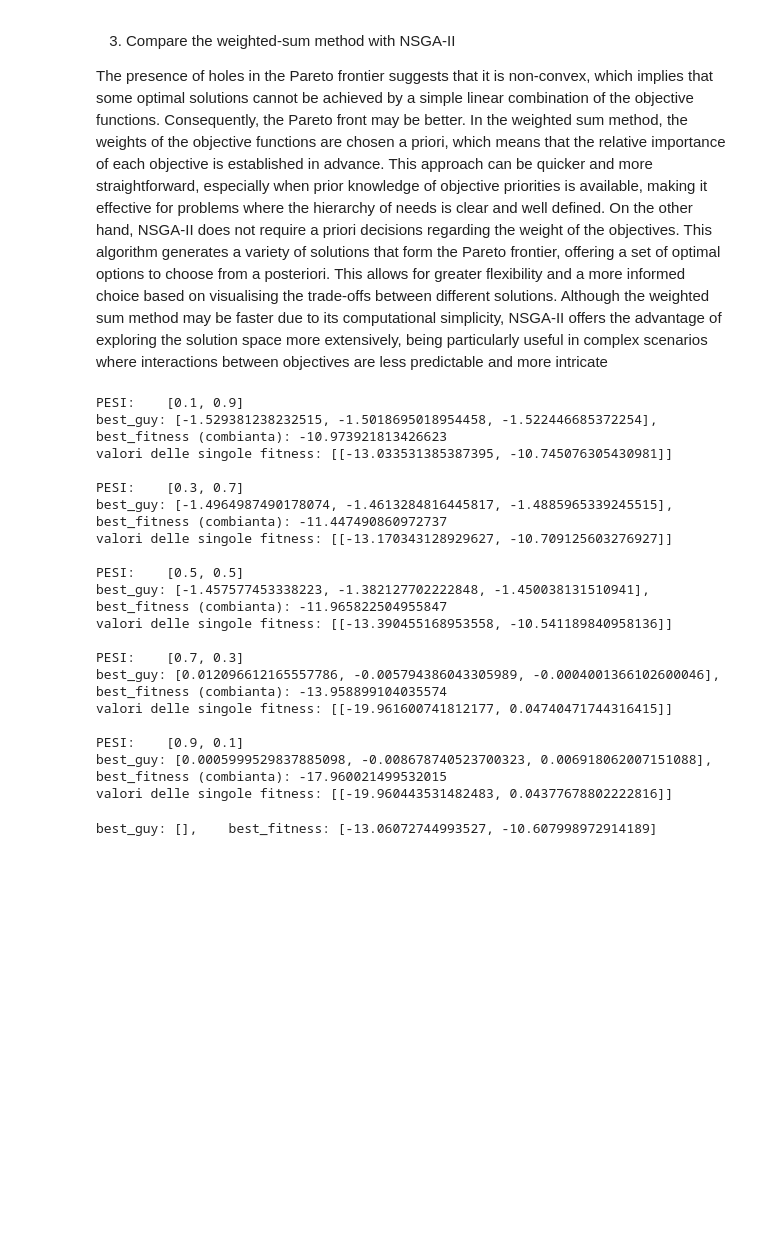
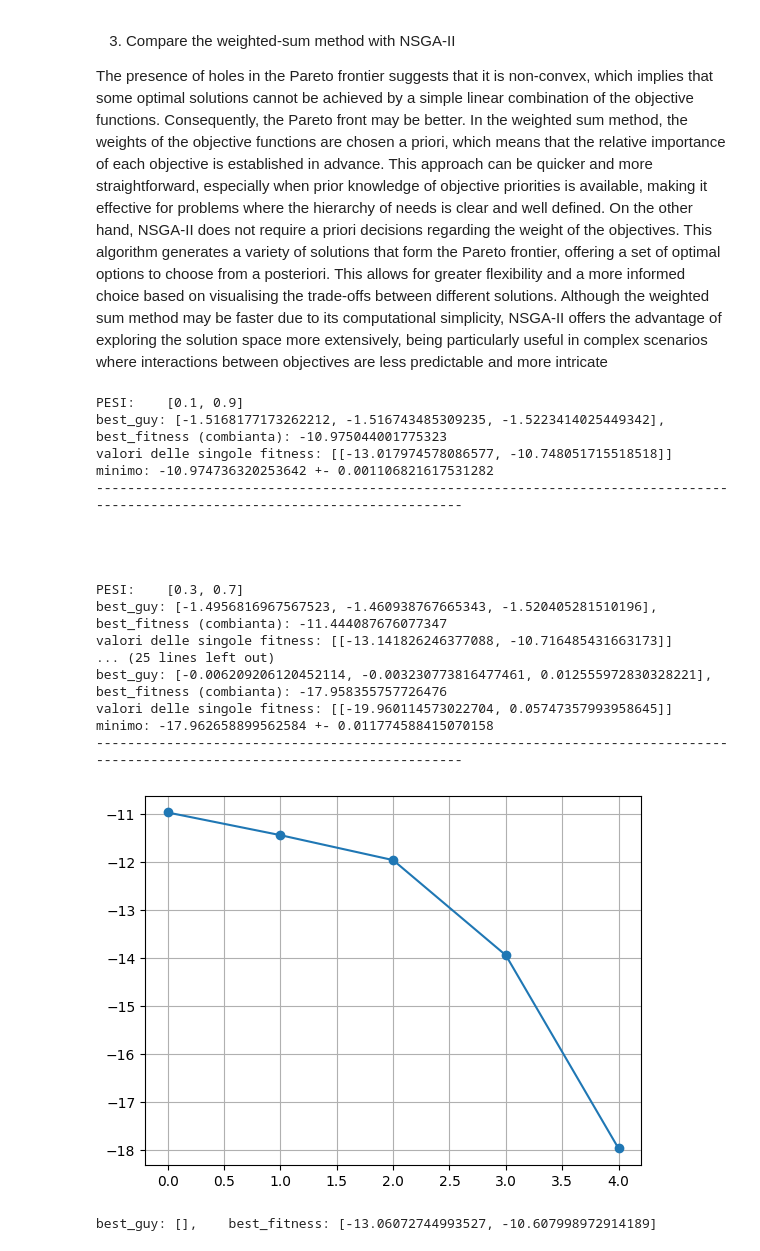
Before and after one commit to CarlottaGiacchetta/lab_optimizationTechniques, a Jupyter notebook: lab8/optimtech_lab8.ipynb, the cells around one changed output. Cells and saved outputs as stored; diff of their text form; code cells hidden in the pictures; blank space fills up the shorter version.

```diff
--- a/lab8/optimtech_lab8.ipynb
+++ b/lab8/optimtech_lab8.ipynb
@@ -433,43 +433,62 @@ In the weighted sum method, the weights of the objective functions are chosen a
 On the other hand, NSGA-II does not require a priori decisions regarding the weight of the objectives. This algorithm generates a variety of solutions that form the Pareto frontier, offering a set of optimal options to choose from a posteriori. This allows for greater flexibility and a more informed choice based on visualising the trade-offs between different solutions.
 Although the weighted sum method may be faster due to its computational simplicity, NSGA-II offers the advantage of exploring the solution space more extensively, being particularly useful in complex scenarios where interactions between objectives are less predictable and more intricate
 # %%
+import numpy as np
+from matplotlib import pyplot as plt
+import random
 # Instantiate the problem
 problem = benchmarks.Kursawe(3)
 
 # Parameters for the GA
 args = {}
 args["pop_size"] = 50
 args["max_generations"] = 100
 weights = [[0.1, 0.9], [0.3, 0.7], [0.5, 0.5], [0.7, 0.3], [0.9, 0.1]]
 
-rng = NumpyRandomWrapper(0)  # Initialize a random number generator with a seed
 
+mean_vec = []
 for fitness_weight in weights:
-    print("\nPESI: \t", fitness_weight)
     args['fitness_weights'] = fitness_weight
-    best_guy, best_fitness, final_pop_fitnesses, final_pop_candidates = run_ga(rng,problem, kwargs=args)
-    print(f'best_guy: {best_guy},\t best_fitness (combianta): {best_fitness}')
-    print('valori delle singole fitness:',problem.evaluator([best_guy], args))
+    min_list = []
+    for sssss in range(100):
+        rng = NumpyRandomWrapper(random.randint(0,10))  # Initialize a random number generator with a seed
+        best_guy, best_fitness, final_pop_fitnesses, final_pop_candidates = run_ga(rng, problem, kwargs=args)
+
+        if sssss == 0:
+            print("\nPESI: \t", fitness_weight)
+            print(f'best_guy: {best_guy},\t best_fitness (combianta): {best_fitness}')
+            print('valori delle singole fitness:',problem.evaluator([best_guy], args))
+
+        min_list.append(best_fitness)
+
+    media = np.mean(min_list)
+    mean_vec.append(media)
+    varianza = np.std(min_list)
+    print(f'minimo: {media} +- {varianza}' )
+    print('--------------------------------------------------------------------------------------------------------------------------------\n\n\n')
+
+plt.plot(mean_vec, marker='o')
+plt.grid(True)
+plt.show()
 # %% [output]
 PESI:    [0.1, 0.9]
-best_guy: [-1.529381238232515, -1.5018695018954458, -1.522446685372254],         best_fitness (combianta): -10.973921813426623
-valori delle singole fitness: [[-13.033531385387395, -10.745076305430981]]
+best_guy: [-1.5168177173262212, -1.516743485309235, -1.5223414025449342],        best_fitness (combianta): -10.975044001775323
+valori delle singole fitness: [[-13.017974578086577, -10.748051715518518]]
+minimo: -10.974736320253642 +- 0.001106821617531282
+--------------------------------------------------------------------------------------------------------------------------------
+
+
+
 
 PESI:    [0.3, 0.7]
-best_guy: [-1.4964987490178074, -1.4613284816445817, -1.4885965339245515],       best_fitness (combianta): -11.447490860972737
-valori delle singole fitness: [[-13.170343128929627, -10.709125603276927]]
-
-PESI:    [0.5, 0.5]
-best_guy: [-1.457577453338223, -1.382127702222848, -1.450038131510941],  best_fitness (combianta): -11.965822504955847
-valori delle singole fitness: [[-13.390455168953558, -10.541189840958136]]
-
-PESI:    [0.7, 0.3]
-best_guy: [0.012096612165557786, -0.005794386043305989, -0.0004001366102600046],         best_fitness (combianta): -13.958899104035574
-valori delle singole fitness: [[-19.961600741812177, 0.04740471744316415]]
-
-PESI:    [0.9, 0.1]
-best_guy: [0.0005999529837885098, -0.008678740523700323, 0.006918062007151088],  best_fitness (combianta): -17.960021499532015
-valori delle singole fitness: [[-19.960443531482483, 0.04377678802222816]]
+best_guy: [-1.4956816967567523, -1.460938767665343, -1.520405281510196],         best_fitness (combianta): -11.444087676077347
+valori delle singole fitness: [[-13.141826246377088, -10.716485431663173]]
+... (25 lines left out)
+best_guy: [-0.006209206120452114, -0.003230773816477461, 0.012555972830328221],  best_fitness (combianta): -17.958355757726476
+valori delle singole fitness: [[-19.960114573022704, 0.05747357993958645]]
+minimo: -17.962658899562584 +- 0.011774588415070158
+--------------------------------------------------------------------------------------------------------------------------------
+[figure, added]
 # %%
 # Instantiate the problem
 problem = benchmarks.Kursawe(3)
```
Also changed, not shown: parts of 2 cells of this notebook, 1 other file.
